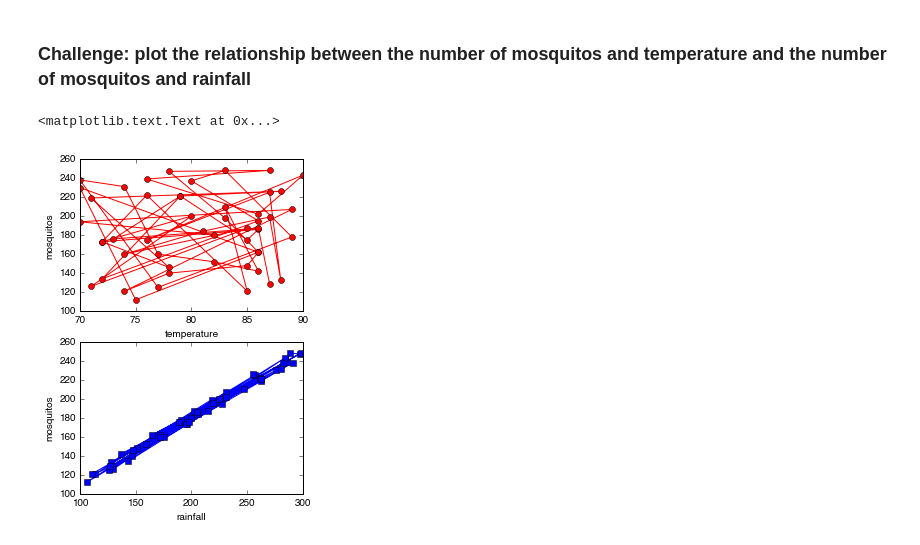
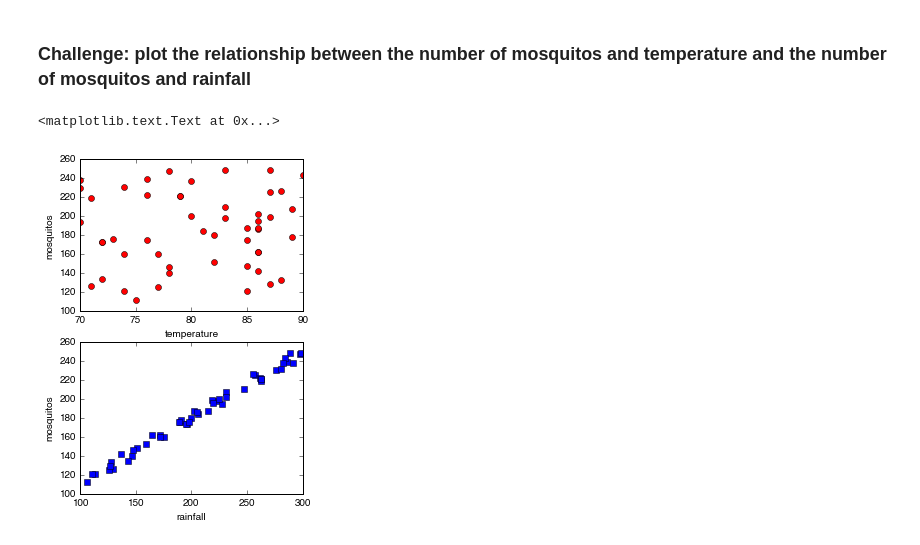
Before and after one commit to dotsdl/swc_northeastern_python, a Jupyter notebook: Mosquitoes.ipynb, the cells around one changed output. Saved outputs shown, nothing was run; the diff lists cells and outputs as text; code cells hidden in the pictures.

```diff
--- a/Mosquitoes.ipynb
+++ b/Mosquitoes.ipynb
@@ -464,17 +464,17 @@ ax2.set_ylabel('rainfall')
 # %%
 fig = plt.figure(figsize=(4, 6))
 
 ax1 = fig.add_subplot(2, 1, 1)
 
-ax1.plot(data['temperature'], data['mosquitos'], 'ro-')
+ax1.plot(data['temperature'], data['mosquitos'], 'ro')
 ax1.set_xlabel('temperature')
 ax1.set_ylabel('mosquitos')
 
 ax2 = fig.add_subplot(2, 1, 2)
 
-ax2.plot(data['rainfall'], data['mosquitos'], 'bs-')
+ax2.plot(data['rainfall'], data['mosquitos'], 'bs')
 ax2.set_xlabel('rainfall')
 ax2.set_ylabel('mosquitos')
 # %% [output]
 <matplotlib.text.Text at 0x...>
-[figure, old version]
+[figure, new version]
```
